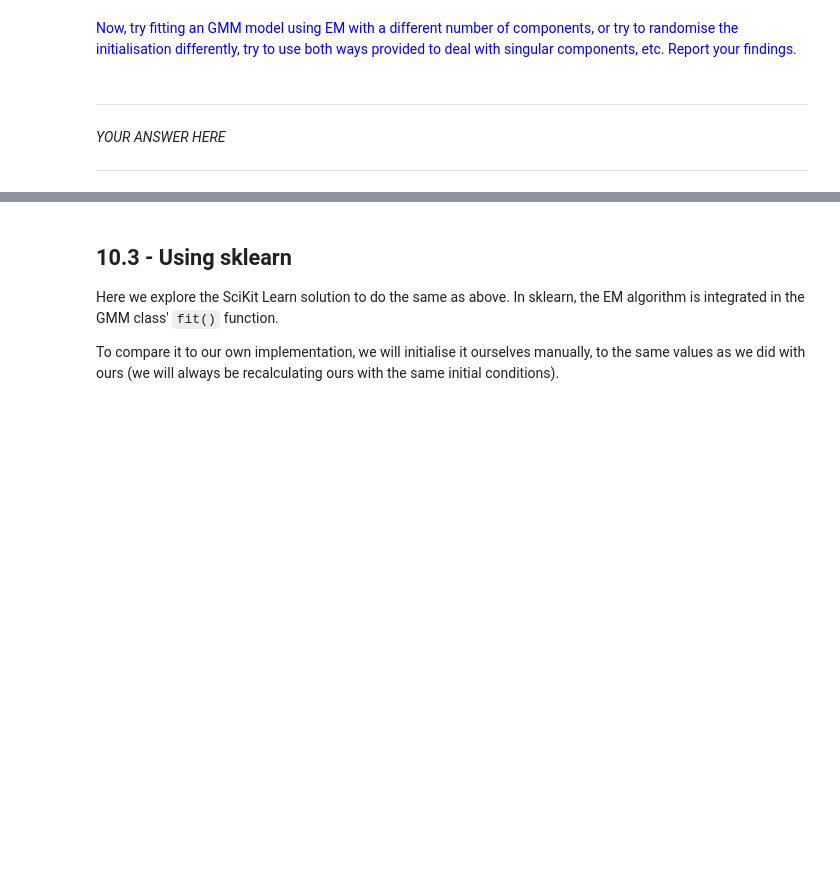
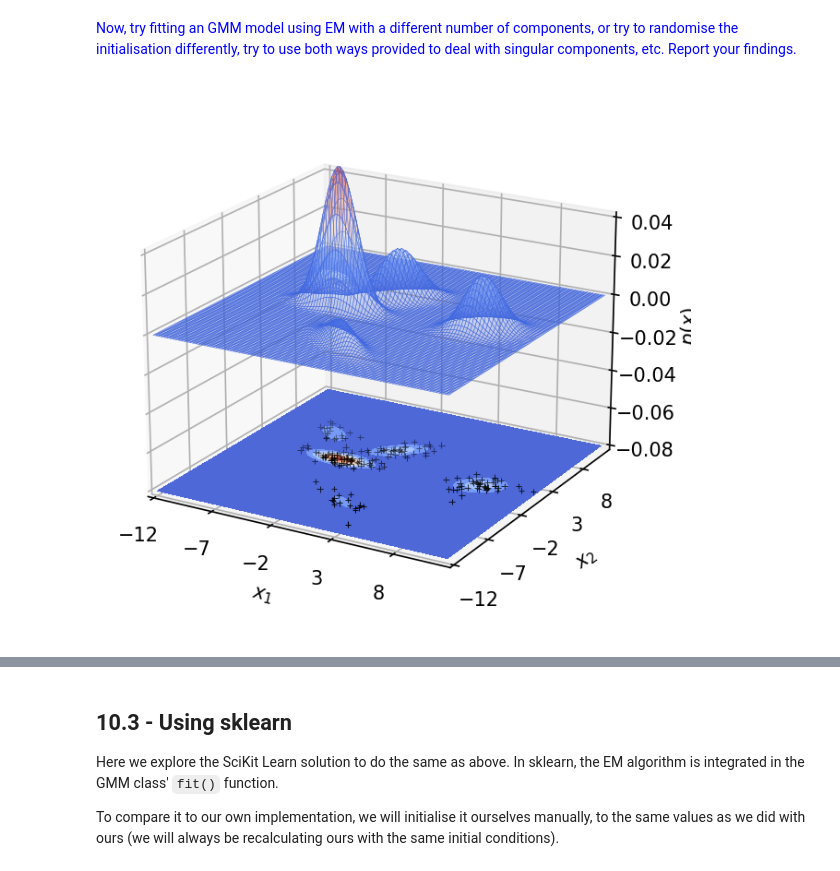
Before and after one commit to Pikurrot/ml-problems-uab, a Jupyter notebook: Session 10 - EM/P10_EM.ipynb, the cells around one changed output, grey strips where cells are left out. Cells and saved outputs as stored; diff of their text form; code cells hidden in the pictures; blank space fills up the shorter version.

```diff
--- a/Session 10 - EM/P10_EM.ipynb
+++ b/Session 10 - EM/P10_EM.ipynb
@@ -476,6 +645,12 @@ plot_combined(gmm, X)
-# %% [markdown]
----
-
-*YOUR ANSWER HERE*
-
----
+# %%
+# YOUR CODE HERE
+nComponents = 5
+means, covs, coefs = initialise(nComponents, random_seed=5)
+
+pred_means, pred_covs, pred_coefs = em(X, means, covs, coefs)
+
+gmm = GMM(pred_means, pred_covs, pred_coefs)
+
+plot_combined(gmm, X)
+# %% [output]
+[figure, added]
```
Also changed, not shown: parts of 39 cells of this notebook.
